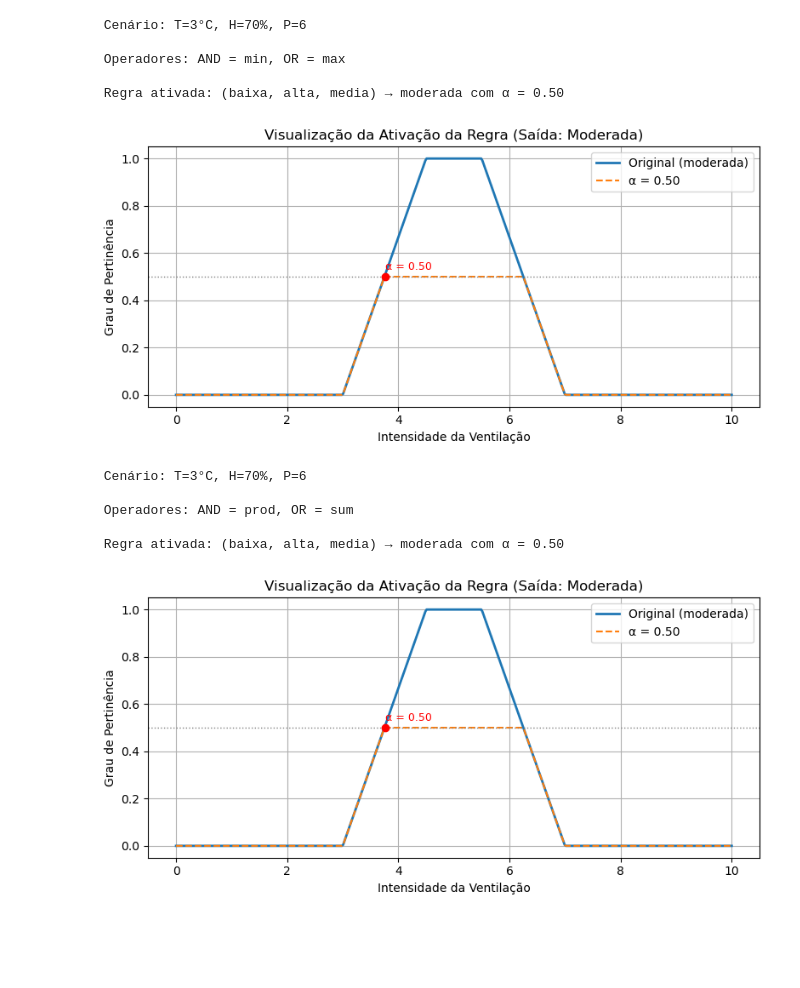
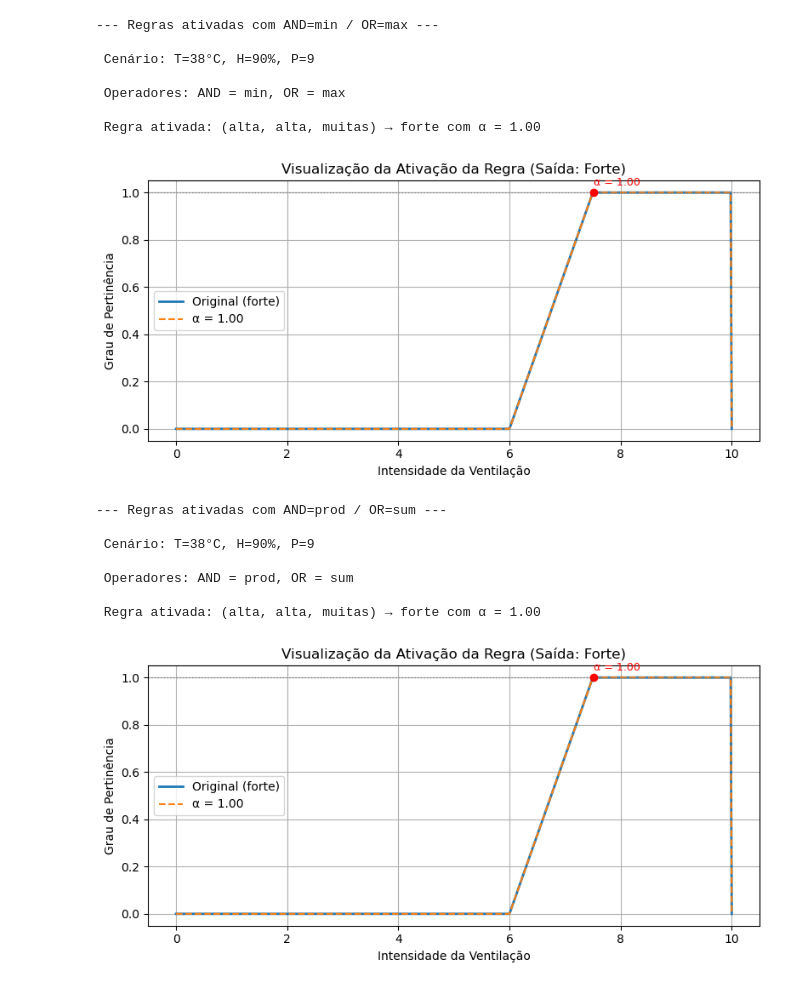
Before and after one commit to annalaurams/Sistema-Fuzzy-Inferencia-de-Mamdani, a Jupyter notebook: main.ipynb, the cells around one changed output. Cells and saved outputs as stored; diff of their text form; code cells hidden in the pictures; blank space fills up the shorter version.

```diff
--- a/main.ipynb
+++ b/main.ipynb
@@ -110,3 +110,17 @@ rules = [
     ("alta", "alta", "media",     "forte"),
     ("alta", "alta", "muitas",    "forte"),
 ]
+
+# cenários
+
+cenarios = [
+    # (3, 70, 6),
+    (38, 90, 9),
+    # (36, 50, 5),
+    # (31, 20, 1),
+    # (10, 50, 5),
+    # (12, 20, 2,
+]
+
+# for temp_val, hum_val, people_val in cenarios:
+#     execute(temp_val, hum_val, people_val)
@@ -227,6 +127,5 @@ cenarios = [
 # %%
 def visualizar_ativacao_regra(nome_saida, alphas=[0.4, 0.1]):
-
     x_output = np.linspace(0, 10, 500)
     saida_curve = output_ventilation(x_output)[nome_saida]
 
@@ -237,10 +136,8 @@ def visualizar_ativacao_regra(nome_saida, alphas=[0.4, 0.1]):
         corte = np.minimum(saida_curve, alpha)
         plt.plot(x_output, corte, label=f"α = {alpha:.2f}", linestyle='--')
 
-        # Nível α
         plt.axhline(y=alpha, color='gray', linestyle=':', linewidth=1)
 
-        # Ponto de marcação no pico
         x_peak = x_output[np.argmax(corte)]
         y_peak = np.max(corte)
         plt.plot(x_peak, y_peak, 'ro')
@@ -255,7 +152,7 @@ def visualizar_ativacao_regra(nome_saida, alphas=[0.4, 0.1]):
     plt.show()
 
 
-def executar_variacao_operadores(temp_val, hum_val, people_val, and_operator="min", or_operator="max"):
+def inferencia_mamdani(temp_val, hum_val, people_val, and_operator="min", or_operator="max", mostrar_ativacao=False):
     temp_fuzzy = temperature(temp_val)
     hum_fuzzy = humidity(hum_val)
     people_fuzzy = people_membership(people_val)
@@ -265,62 +162,66 @@ def executar_variacao_operadores(temp_val, hum_val, people_val, and_operator="mi
     print(f"\n Cenário: T={temp_val}°C, H={hum_val}%, P={people_val}")
     print(f"\n Operadores: AND = {and_operator}, OR = {or_operator}")
 
-    # Guarda ativações por tipo de saída
     ativacoes = {}
 
-    for i, rule in enumerate(rules):
+    for rule in rules:
         temp_label, hum_label, people_label, output_label = rule
 
         temp_value = temp_fuzzy[temp_label]
         hum_value = hum_fuzzy[hum_label]
         people_value = people_fuzzy[people_label]
 
-        # Operador AND
         if and_operator == "min":
             activation = np.minimum(np.minimum(temp_value, hum_value), people_value)
-
         elif and_operator == "prod":
             activation = temp_value * hum_value * people_value
         else:
             raise ValueError("Operador AND inválido.")
 
         alpha = np.max(activation)
         if alpha > 0.01:
             print(f"\n Regra ativada: ({temp_label}, {hum_label}, {people_label}) → {output_label} com α = {alpha:.2f}\n")
             output_curve = output_ventilation(x_output)[output_label]
             rule_curve = np.minimum(output_curve, activation)
 
-            # OR (agregação)
             if or_operator == "max":
                 output_agg = np.maximum(output_agg, rule_curve)
             elif or_operator == "sum":
                 output_agg = np.minimum(output_agg + rule_curve, 1)
             else:
                 raise ValueError("Operador OR inválido.")
 
             ativacoes[output_label] = max(ativacoes.get(output_label, 0), alpha)
 
-    # Identifica qual saída foi mais ativada
-    if ativacoes:
+    if mostrar_ativacao and ativacoes:
         saida_mais_ativada = max(ativacoes, key=ativacoes.get)
         alpha_final = ativacoes[saida_mais_ativada]
         visualizar_ativacao_regra(saida_mais_ativada, alphas=[alpha_final])
-    else:
+    elif not ativacoes:
         print(" Nenhuma regra foi ativada.")
 
+    return x_output, output_agg
+
 for temp, hum, people in cenarios:
-    executar_variacao_operadores(temp, hum, people, and_operator="min", or_operator="max")
-    executar_variacao_operadores(temp, hum, people, and_operator="prod", or_operator="sum")
+    print(f"\n--- Regras ativadas com AND=min / OR=max ---")
+    inferencia_mamdani(temp, hum, people, and_operator="min", or_operator="max", mostrar_ativacao=True)
+
+    print(f"\n--- Regras ativadas com AND=prod / OR=sum ---")
+    inferencia_mamdani(temp, hum, people, and_operator="prod", or_operator="sum", mostrar_ativacao=True)
 # %% [output]
- Cenário: T=3°C, H=70%, P=6
+--- Regras ativadas com AND=min / OR=max ---
+
+ Cenário: T=38°C, H=90%, P=9
 
  Operadores: AND = min, OR = max
 
- Regra ativada: (baixa, alta, media) → moderada com α = 0.50
+ Regra ativada: (alta, alta, muitas) → forte com α = 1.00
-[figure, old version]
+[figure, new version]
- Cenário: T=3°C, H=70%, P=6
+--- Regras ativadas com AND=prod / OR=sum ---
+
+ Cenário: T=38°C, H=90%, P=9
 
  Operadores: AND = prod, OR = sum
 
- Regra ativada: (baixa, alta, media) → moderada com α = 0.50
+ Regra ativada: (alta, alta, muitas) → forte com α = 1.00
-[figure, old version]
+[figure, new version]
```
Also changed, not shown: parts of 6 cells of this notebook.
